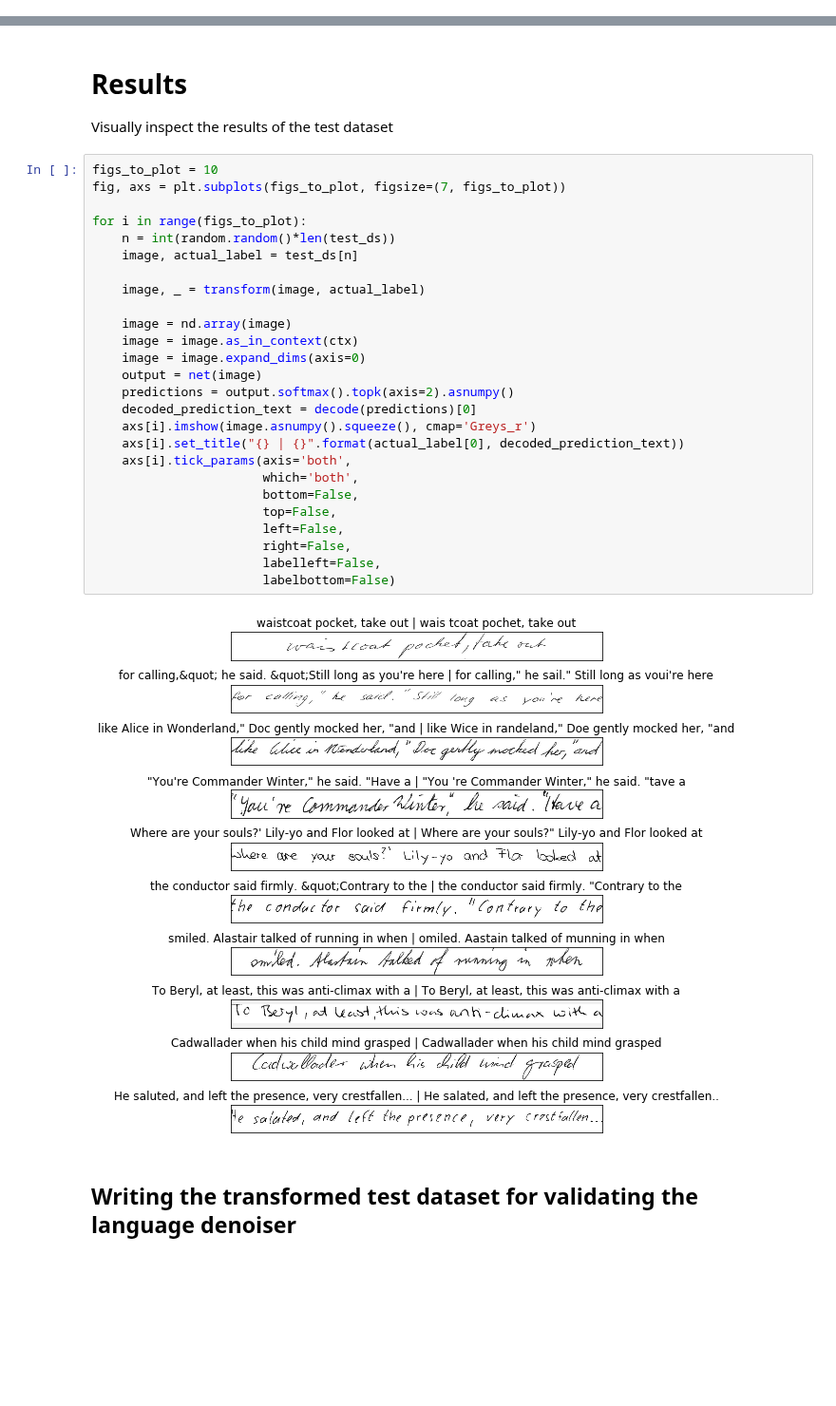
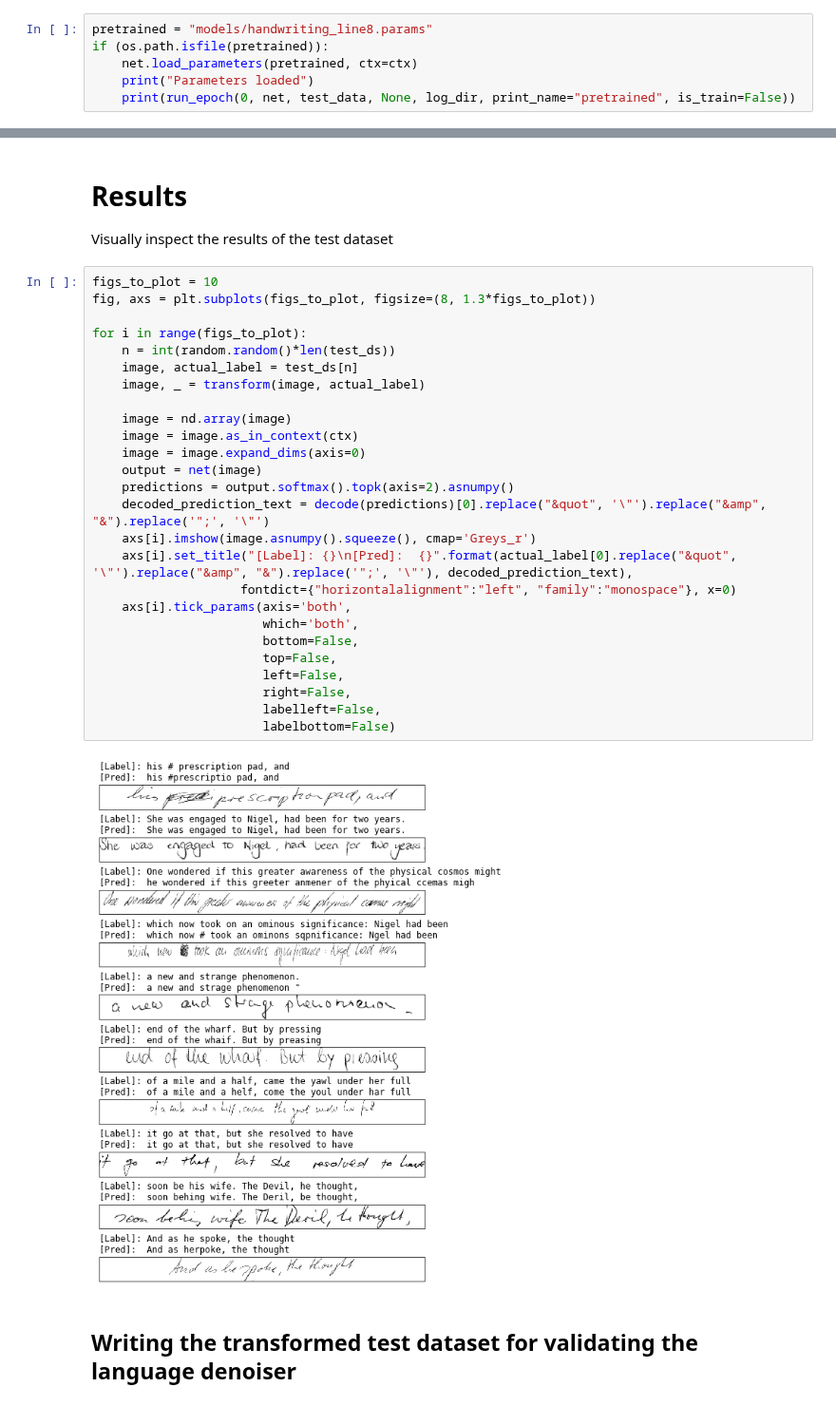
Before and after one commit to awslabs/handwritten-text-recognition-for-apache-mxnet, a Jupyter notebook: 3_handwriting_recognition.ipynb, the cells around one changed output, grey strips where cells are left out. Shown at 95% size. Drawn from its saved outputs; the diff is of its cells as text; blank space fills up the shorter version.

```diff
--- a/3_handwriting_recognition.ipynb
+++ b/3_handwriting_recognition.ipynb
@@ -332,0 +346,6 @@ if (os.path.isfile(os.path.join(checkpoint_dir, checkpoint_name))):
+# %%
+pretrained = "models/handwriting_line8.params"
+if (os.path.isfile(pretrained)):
+    net.load_parameters(pretrained, ctx=ctx)
+    print("Parameters loaded")
+    print(run_epoch(0, net, test_data, None, log_dir, print_name="pretrained", is_train=False))
@@ -366,32 +370,32 @@ Epoch 40, train_loss 1.153797, test_loss 3.367658
 Visually inspect the results of the test dataset
 # %%
 figs_to_plot = 10
-fig, axs = plt.subplots(figs_to_plot, figsize=(7, figs_to_plot))
+fig, axs = plt.subplots(figs_to_plot, figsize=(8, 1.3*figs_to_plot))
 
 for i in range(figs_to_plot):
     n = int(random.random()*len(test_ds))
     image, actual_label = test_ds[n]
-
     image, _ = transform(image, actual_label)
 
     image = nd.array(image)
     image = image.as_in_context(ctx)
     image = image.expand_dims(axis=0)
     output = net(image)
     predictions = output.softmax().topk(axis=2).asnumpy()
-    decoded_prediction_text = decode(predictions)[0]
+    decoded_prediction_text = decode(predictions)[0].replace("&quot", '\"').replace("&amp", "&").replace('";', '\"')
     axs[i].imshow(image.asnumpy().squeeze(), cmap='Greys_r')
-    axs[i].set_title("{} | {}".format(actual_label[0], decoded_prediction_text))
+    axs[i].set_title("[Label]: {}\n[Pred]:  {}".format(actual_label[0].replace("&quot", '\"').replace("&amp", "&").replace('";', '\"'), decoded_prediction_text),
+                    fontdict={"horizontalalignment":"left", "family":"monospace"}, x=0)
     axs[i].tick_params(axis='both',
                        which='both',
                        bottom=False,
                        top=False,
                        left=False,
                        right=False,
                        labelleft=False,
                        labelbottom=False)
 # %% [output]
-[figure, old version]
+[figure, new version]
 # %% [markdown]
 ## Writing the transformed test dataset for validating the language denoiser
 # %%
```
Also changed, not shown: parts of 12 cells of this notebook, 9 other files.
